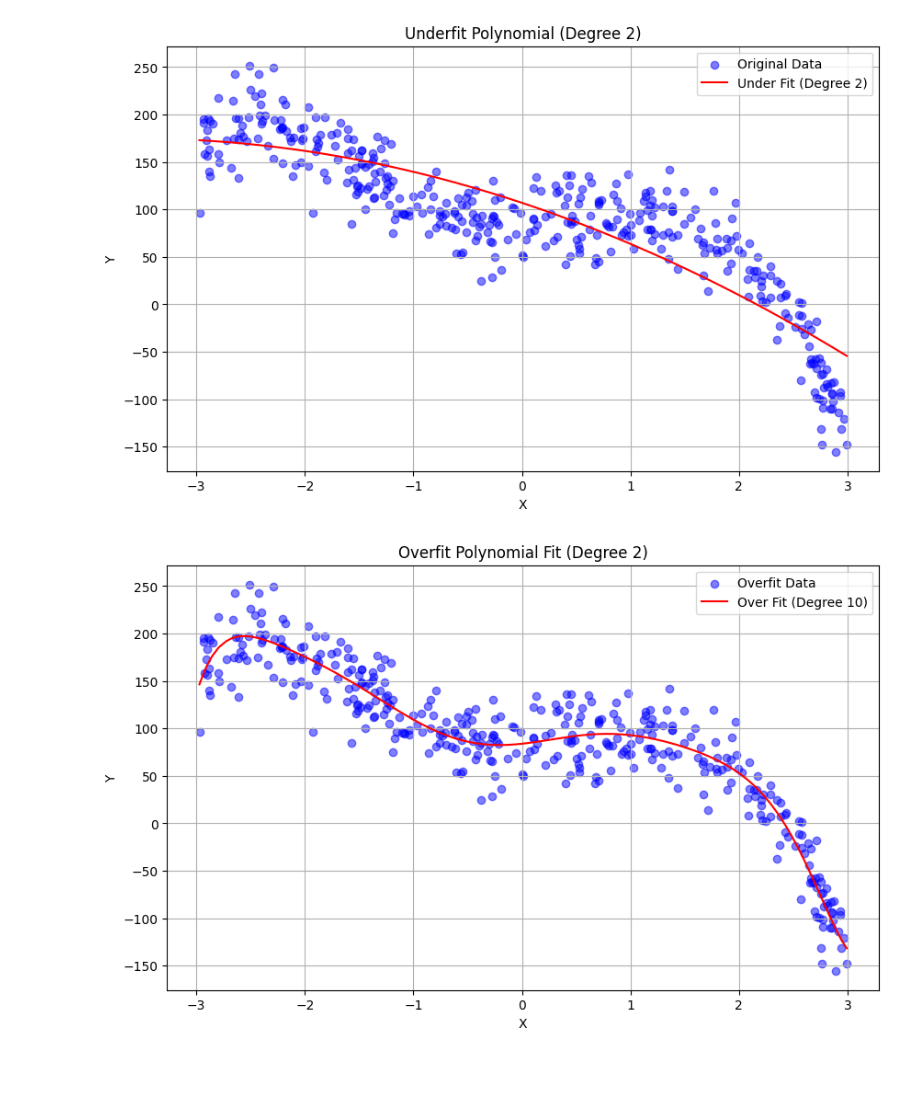
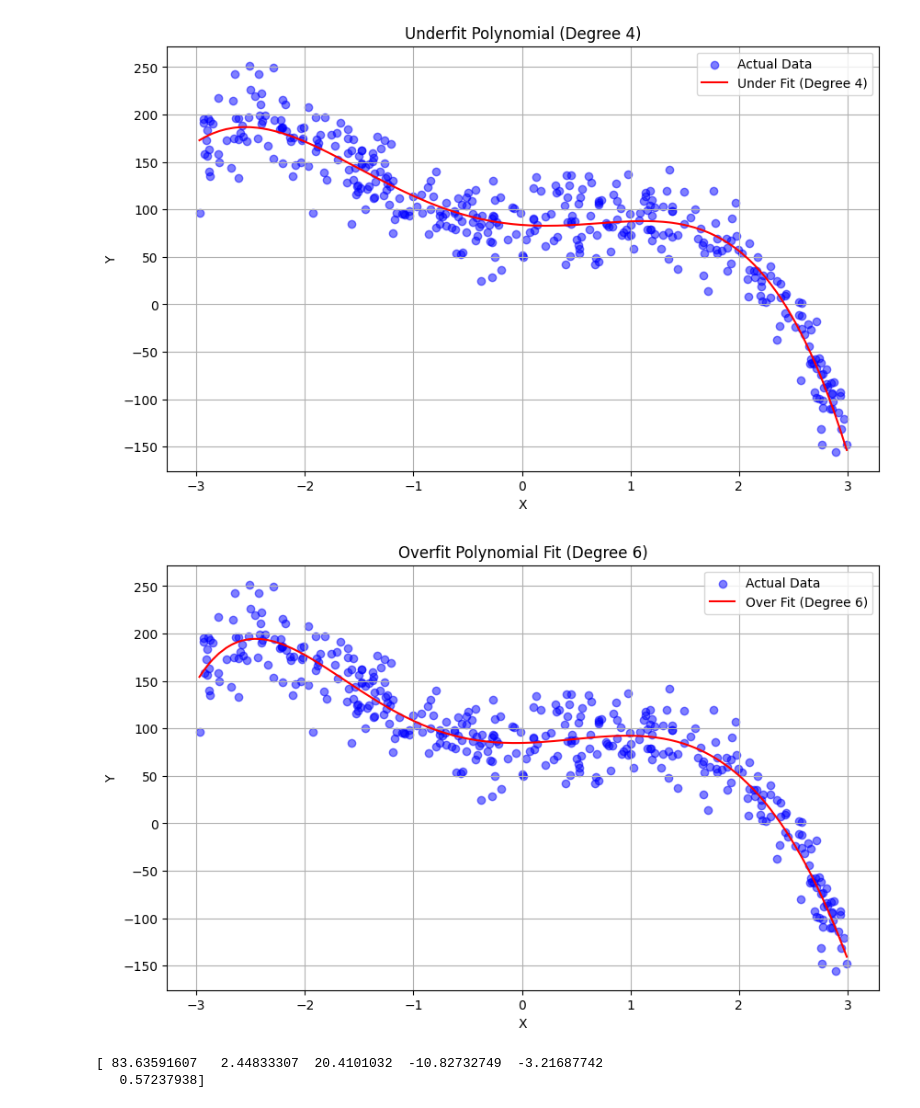
Before and after one commit to memelordmaddy/CS215_Assignments, a Jupyter notebook: Assignment_3/code/3.ipynb, the cells around one changed output. Saved outputs shown, nothing was run; the diff lists cells and outputs as text; code cells hidden in the pictures; blank space fills up the shorter version.

```diff
--- a/Assignment_3/code/3.ipynb
+++ b/Assignment_3/code/3.ipynb
@@ -3,37 +3,21 @@ import numpy as np
 import pandas as pd
 import matplotlib.pyplot as plt
 
-def higher_order_regression(data, m):
-    """
-    Perform polynomial regression of degree m on the input data.
-
-    Parameters:
-    data (pd.DataFrame): A pandas DataFrame containing 'x' and 'y'.
-    m (int): The degree of the polynomial to fit.
-
-    Returns:
-    np.ndarray: Coefficients (β_0, β_1, ..., β_m) of the polynomial.
-    """
-
-    # Extract x and y from the DataFrame
+def higher_order_regression(data, m): # function to perform higher order regression using matrix multiplicaton
     X = data['x'].values
     Y = data['y'].values
 
-    # Create the polynomial feature matrix for degree m
     def polynomial_features(X, degree):
-        X_poly = np.ones((X.shape[0], degree + 1))  # The first column is all ones for β0 (intercept)
+        X_poly = np.ones((X.shape[0], degree + 1))
         for d in range(1, degree + 1):
             X_poly[:, d] = X ** d
         return X_poly
 
-    # Get the design matrix X for degree m
     X_poly = polynomial_features(X, m)
 
-    # Solve for beta using the normal equation: β = (X^T * X)^(-1) * X^T * Y
+    # solving for β using the equation: β = (X^T * X)^(-1) * X^T * Y
     XTX = np.dot(X_poly.T, X_poly)
     XTY = np.dot(X_poly.T, Y)
-
-    # Solve for beta coefficients using numpy's linear algebra solver
     beta_hat = np.linalg.solve(XTX, XTY)
 
     return beta_hat
@@ -107,34 +100,32 @@ Best degree based on validation R2: 5
 # %%
-under_beta = higher_order_regression(train_data, 2)
+under_beta = higher_order_regression(data, 4)  #plotting underfit curve
 X_sorted = np.sort(data['x'].values)
 X_poly = np.column_stack([X_sorted**i for i in range(len(under_beta))])
 Y_pred = np.dot(X_poly, under_beta)
-
 plt.figure(figsize=(10, 6))
-plt.scatter(data['x'], data['y'], color='blue', alpha=0.5, label='Original Data')
-plt.plot(X_sorted, Y_pred, color='red', label=f'Under Fit (Degree {2})')
+plt.scatter(data['x'], data['y'], color='blue', alpha=0.5, label='Actual Data')
+plt.plot(X_sorted, Y_pred, color='red', label=f'Under Fit (Degree {4})')
 plt.xlabel('X')
 plt.ylabel('Y')
-plt.title(f'Underfit Polynomial (Degree {2})')
+plt.title(f'Underfit Polynomial (Degree {4})')
 plt.legend()
 plt.grid(True)
 plt.show()
 # %% [output]
-[figure, old version]
+[figure, new version]
 # %%
-over_beta = higher_order_regression(train_data, 10)
+over_beta = higher_order_regression(data, 6) #plotting overfit curve
 X_sorted = np.sort(data['x'].values)
 X_poly = np.column_stack([X_sorted**i for i in range(len(over_beta))])
 Y_pred = np.dot(X_poly, over_beta)
-
 plt.figure(figsize=(10, 6))
-plt.scatter(data['x'], data['y'], color='blue', alpha=0.5, label='Overfit Data')
-plt.plot(X_sorted, Y_pred, color='red', label=f'Over Fit (Degree {})')
+plt.scatter(data['x'], data['y'], color='blue', alpha=0.5, label='Actual Data')
+plt.plot(X_sorted, Y_pred, color='red', label=f'Over Fit (Degree {6})')
 plt.xlabel('X')
 plt.ylabel('Y')
-plt.title(f'Overfit Polynomial Fit (Degree {2})')
+plt.title(f'Overfit Polynomial Fit (Degree {6})')
 plt.legend()
 plt.grid(True)
 plt.show()
 # %% [output]
-[figure, old version]
+[figure, new version]
@@ -140,0 +145,5 @@ plt.show()
+# %%
+print(best_beta)
+# %% [output]
+[ 83.63591607   2.44833307  20.4101032  -10.82732749  -3.21687742
+   0.57237938]
```
Also changed, not shown: parts of 4 cells of this notebook, 15 other files.
